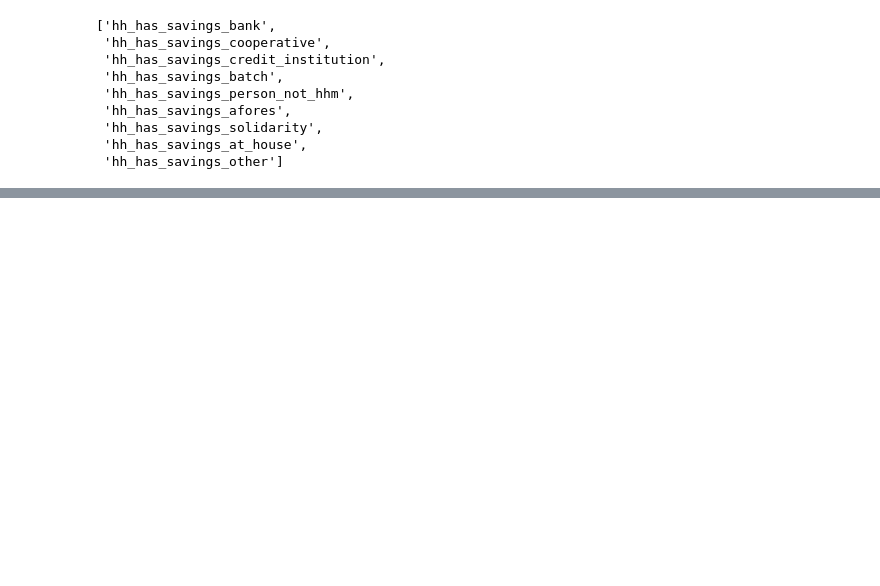
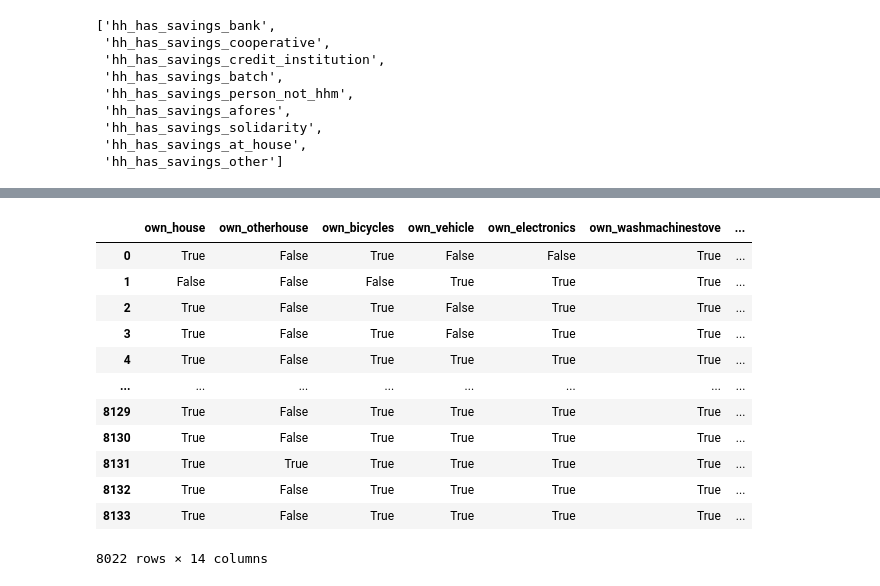
Before and after one commit to mjv2146/access-to-financial-markets, a Jupyter notebook: notebooks2/2005/01_clean_hh_2005.ipynb, the cells around one changed output, grey strips where cells are left out. Saved outputs shown, nothing was run; the diff lists cells and outputs as text; code cells hidden in the pictures; blank space fills up the shorter version.

```diff
--- a/notebooks2/2005/01_clean_hh_2005.ipynb
+++ b/notebooks2/2005/01_clean_hh_2005.ipynb
@@ -202,7 +244,7 @@ df.own_house.value_counts()
 Name: own_house, dtype: int64
 # %%
 for asset in illiquid_assets:
-    df['own_'+asset] = df['own_'+asset].replace({1.0:1, 3.0:0}).fillna(0)
+    df['own_'+asset] = df['own_'+asset].replace({1.0:1, 3.0:0}).fillna(0).astype(bool)
     df['knowvalue_'+asset] = df['knowvalue_'+asset].replace({1.0:1, 8.0:0})
 # %%
 for asset in illiquid_assets:
@@ -256,17 +298,4 @@ for savings_type in has_savings_types:
    df[savings_type] = df[savings_type].replace({
     has_value[savings_type]:1,
     np.nan:0
-   })
+   }).astype(bool)
-# %%
-"""
-df['hh_no_savings']                       = df['hh_no_savings'].replace({1.0:1.0})
-df['hh_has_savings_bank']                 = df['hh_has_savings_bank'].replace({2.0:1.0})
-df['hh_has_savings_cooperative']          = df['hh_has_savings_cooperative'].replace({3.0:1.0})
-df['hh_has_savings_credit_institution']   = df['hh_has_savings_credit_institution'].replace({4.0:1.0})
-df['hh_has_savings_batch']                = df['hh_has_savings_batch'].replace({5.0:1.0})
-df['hh_has_savings_person_not_hhm']       = df['hh_has_savings_person_not_hhm'].replace({7.0:1.0})
-df['hh_has_savings_afores']               = df['hh_has_savings_afores'].replace({8.0:1.0})
-df['hh_has_savings_solidarity']           = df['hh_has_savings_solidarity'].replace({9.0:1.0})
-df['hh_has_savings_at_house']             = df['hh_has_savings_at_house'].replace({10.0:1.0})
-df['hh_has_savings_other']                = df['hh_has_savings_other'].replace({11.0:1.0})
-"""
@@ -312,3 +359,6 @@ df.loc[no_debt, 'hh_debts_12mth'] = 0.0
 # %%
 knowvalue = [x for x in df.columns if 'knowvalue' in x]
 df = df.drop(columns = knowvalue)
+# %%
+own = [x for x in df.columns if 'own' in x]
+own
@@ -315,3 +380,19 @@ df = df.drop(columns = knowvalue)
+# %%
+df[own]
+# %% [output]
+|  | own_house | own_otherhouse | own_bicycles | own_vehicle | own_electronics | own_washmachinestove | ... |
+| 0 | True | False | True | False | False | True | ... |
+| 1 | False | False | False | True | True | True | ... |
+| 2 | True | False | True | False | True | True | ... |
+| 3 | True | False | True | False | True | True | ... |
+| 4 | True | False | True | True | True | True | ... |
+| ... | ... | ... | ... | ... | ... | ... | ... |
+| 8129 | True | False | True | True | True | True | ... |
+| 8130 | True | False | True | True | True | True | ... |
+| 8131 | True | True | True | True | True | True | ... |
+| 8132 | True | False | True | True | True | True | ... |
+| 8133 | True | False | True | True | True | True | ... |
+8022 rows × 14 columns
 # %%
 df.info()
 # %% [output]
```
Also changed, not shown: parts of 16 cells of this notebook, 6 other files.
